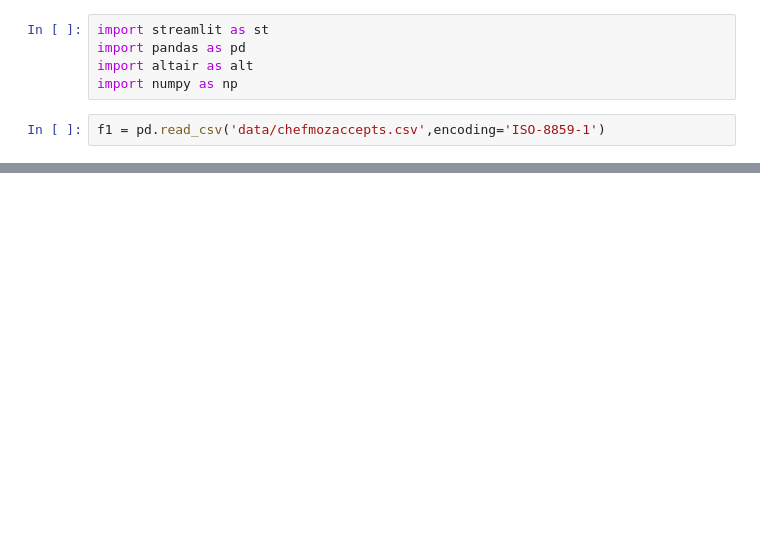
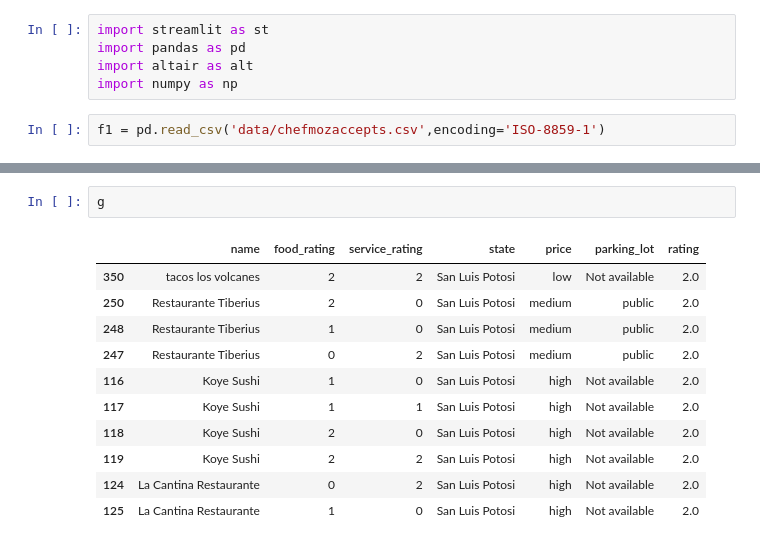
Before and after one commit to lakujayanth/Explore_Mexican_Restaurant, a Jupyter notebook: test.ipynb, the cells around one changed output, grey strips where cells are left out. Drawn from its saved outputs; the diff is of its cells as text; blank space fills up the shorter version.

```diff
--- a/test.ipynb
+++ b/test.ipynb
@@ -29,0 +101,14 @@ dfs['chefmozhours4']['days'] = dfs['chefmozhours4']['days'].str.strip()
+# %%
+g
+# %% [output]
+|  | name | food_rating | service_rating | state | price | parking_lot | rating |
+| 350 | tacos los volcanes | 2 | 2 | San Luis Potosi | low | Not available | 2.0 |
+| 250 | Restaurante Tiberius | 2 | 0 | San Luis Potosi | medium | public | 2.0 |
+| 248 | Restaurante Tiberius | 1 | 0 | San Luis Potosi | medium | public | 2.0 |
+| 247 | Restaurante Tiberius | 0 | 2 | San Luis Potosi | medium | public | 2.0 |
+| 116 | Koye Sushi | 1 | 0 | San Luis Potosi | high | Not available | 2.0 |
+| 117 | Koye Sushi | 1 | 1 | San Luis Potosi | high | Not available | 2.0 |
+| 118 | Koye Sushi | 2 | 0 | San Luis Potosi | high | Not available | 2.0 |
+| 119 | Koye Sushi | 2 | 2 | San Luis Potosi | high | Not available | 2.0 |
+| 124 | La Cantina Restaurante | 0 | 2 | San Luis Potosi | high | Not available | 2.0 |
+| 125 | La Cantina Restaurante | 1 | 0 | San Luis Potosi | high | Not available | 2.0 |
```
Also changed, not shown: parts of 22 cells of this notebook, 3 other files.
